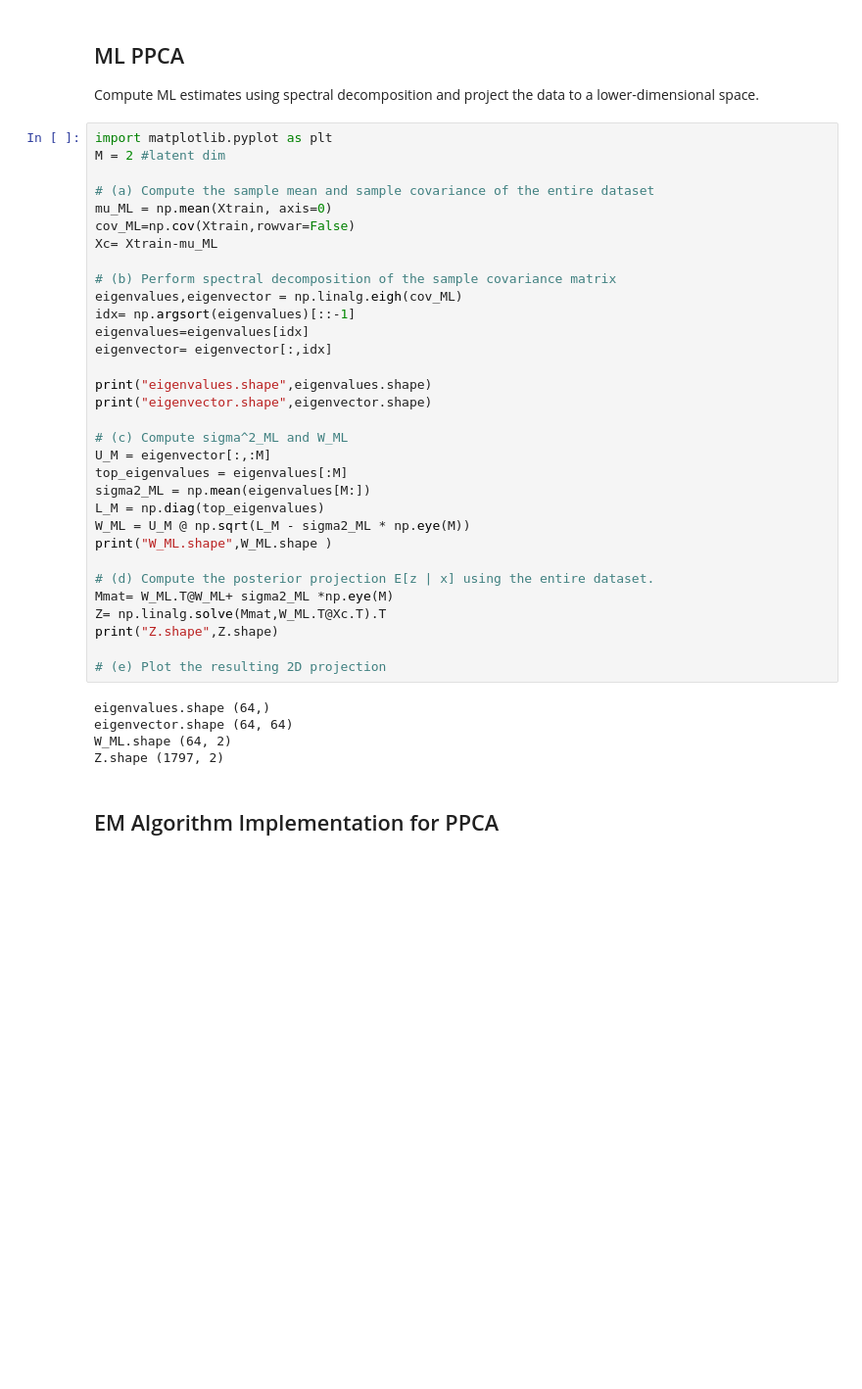
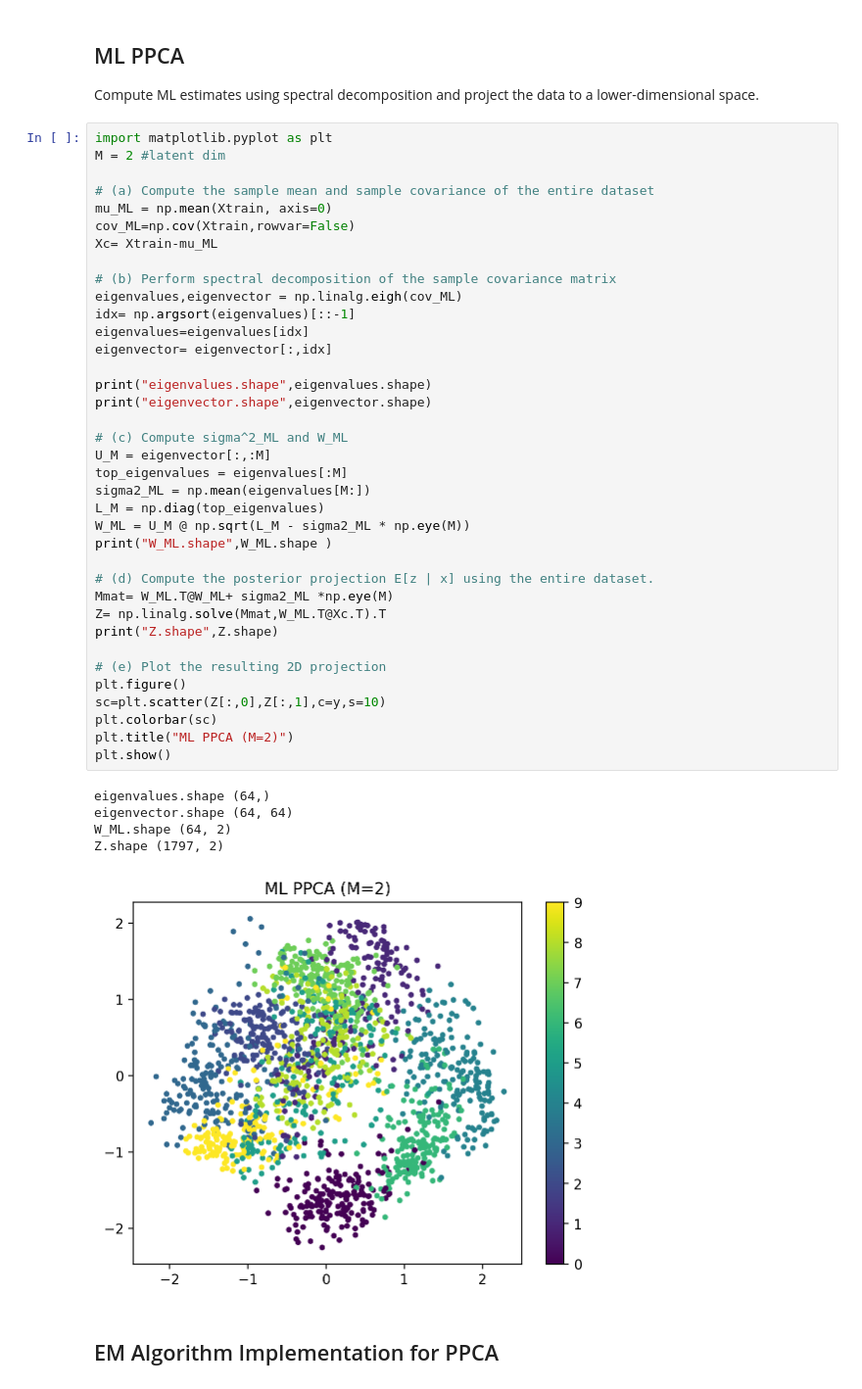
Before and after one commit to ZHENGER001/STAT6205, a Jupyter notebook: Assignment1/code_python.ipynb, the cells around one changed output. Shown at 98% size. Saved outputs shown, nothing was run; the diff lists cells and outputs as text; blank space fills up the shorter version.

```diff
--- a/Assignment1/code_python.ipynb
+++ b/Assignment1/code_python.ipynb
@@ -103,33 +109,39 @@ cov_ML=np.cov(Xtrain,rowvar=False)
 Xc= Xtrain-mu_ML
 
 # (b) Perform spectral decomposition of the sample covariance matrix
 eigenvalues,eigenvector = np.linalg.eigh(cov_ML)
 idx= np.argsort(eigenvalues)[::-1]
 eigenvalues=eigenvalues[idx]
 eigenvector= eigenvector[:,idx]
 
 print("eigenvalues.shape",eigenvalues.shape)
 print("eigenvector.shape",eigenvector.shape)
 
 # (c) Compute sigma^2_ML and W_ML
 U_M = eigenvector[:,:M]
 top_eigenvalues = eigenvalues[:M]
 sigma2_ML = np.mean(eigenvalues[M:])
 L_M = np.diag(top_eigenvalues)
 W_ML = U_M @ np.sqrt(L_M - sigma2_ML * np.eye(M))
 print("W_ML.shape",W_ML.shape )
 
 # (d) Compute the posterior projection E[z | x] using the entire dataset.
 Mmat= W_ML.T@W_ML+ sigma2_ML *np.eye(M)
 Z= np.linalg.solve(Mmat,W_ML.T@Xc.T).T
 print("Z.shape",Z.shape)
 
 # (e) Plot the resulting 2D projection
+plt.figure()
+sc=plt.scatter(Z[:,0],Z[:,1],c=y,s=10)
+plt.colorbar(sc)
+plt.title("ML PPCA (M=2)")
+plt.show()
 # %% [output]
 eigenvalues.shape (64,)
 eigenvector.shape (64, 64)
 W_ML.shape (64, 2)
 Z.shape (1797, 2)
+[figure, added]
 # %% [markdown]
 
 ## EM Algorithm Implementation for PPCA
```
Also changed, not shown: parts of 1 cell of this notebook.
